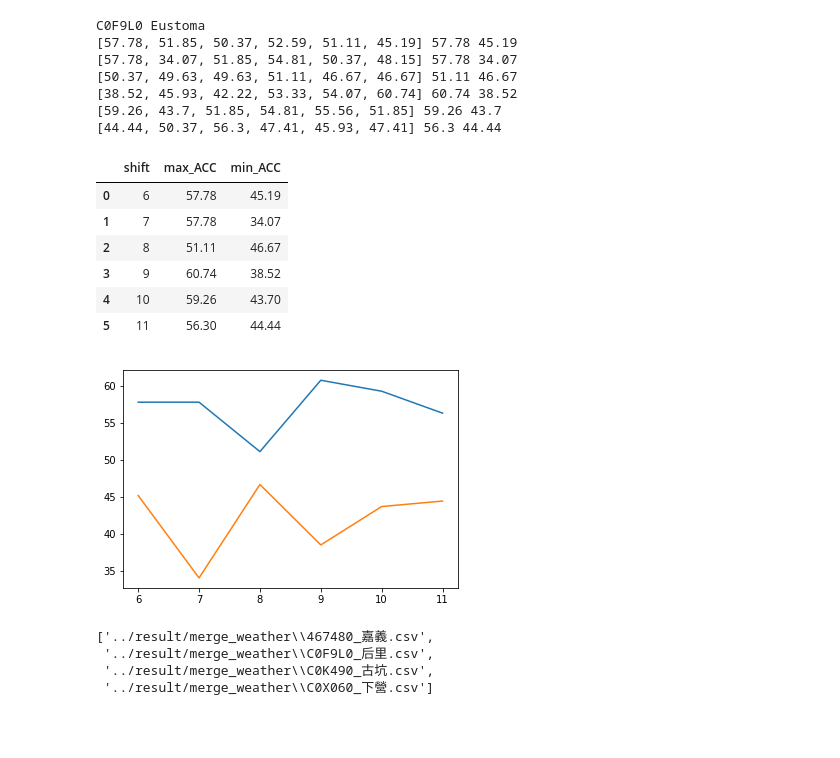
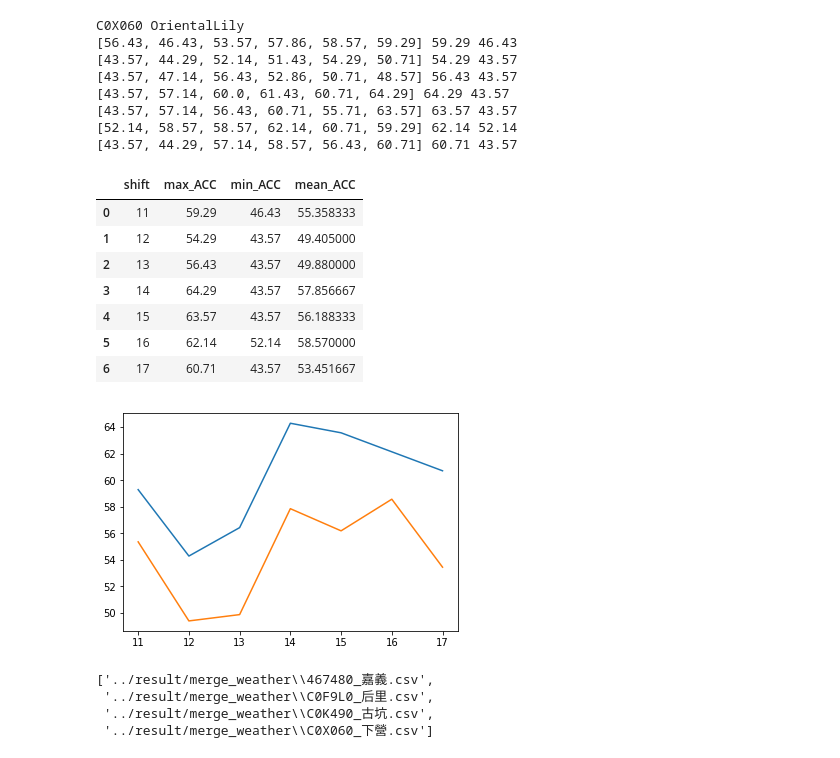
Before and after one commit to dogppatrick/python, a Jupyter notebook: cb105g4/stats_weather_price/001_class_price_pre.ipynb, the cells around one changed output. Cells and saved outputs as stored; diff of their text form; code cells hidden in the pictures; blank space fills up the shorter version.

Commit message:
Merge branch 'master' of https://github.com/dogppatrick/python
# Conflicts:
#	cb105g4/stats_weather_price/001_class_price_pre.ipynb

```diff
--- a/cb105g4/stats_weather_price/001_class_price_pre.ipynb
+++ b/cb105g4/stats_weather_price/001_class_price_pre.ipynb
@@ -262,66 +262,69 @@ class fp_pre:
 import matplotlib.pyplot as plt
 w_list= glob.glob("../result/merge_weather/*.csv")
 p_list = glob.glob("../result/flower_price_byweek/*")
-select_t = [(0,0),(1,1),(1,2),(4,3),(4,4)]
+select_t = [(0,0),(1,1),(1,2),(3,3),(3,4)]
 # 修改 select_t 可以拿不同測站 vs花花朵
-st, flower = select_t[4]
+st, flower = select_t[3]
 fn_weather = w_list[st]
 fn_price = p_list[flower]
 print(fn_weather.split("\\")[-1].split("_")[0], p_list[flower].split("\\")[-1].split("_")[0])
 # fn_price = p_list[3]
 weather_cf = []
 # print(fn_price)
-for shift in range(2,20):
+for shift in range(11,18):
 #     fn_weather =w_list[3]
 #     print(fn_weather.split("\\")[-1].split("_")[0], fn_price.split("\\")[-1].split("_")[0])
     # bullid class 讀取檔案
     fp = fp_pre(fn_weather, fn_price)
     # 花價格 + 天氣 + 節日後刪除資料
     drop_c = ["year","w_avg", "w_sale", "date", "y_w", "price_diff"]
 #     drop_c = ["year", "w_sale", "date", "y_w"]
     # 目前轉成 one-hot encoding 的資料
     d_t_dummy = ["market", "week"]
     # 設定數字 (總共要取幾天的資料,挑過幾天( 8 則跳兩週)
-    fp.all_prep(shift,1,d_t_dummy)
+    fp.all_prep(shift,15,d_t_dummy)
     fp.drop_x_data(drop_c)
     # 設定結果 y pct_change 切分點 [-0.1 ,0, 0.1] 則切成 [-0.1以下, -0.1 ~ 0,0 ~ 0.1, 0.1 以上]
     fp.y_to_class([0])
 #     print(fp.y_freq)
 #     print("if choice most, p = ",round(max(fp.y_freq[0])/sum(fp.y_freq[0])*100,2))
     fp.split_data(2018)
     epochs = 2
     # for dinp in range(2,10):
     #     print(dinp, end="\t")
     dinp = 10
     fp.model_build(dinp, epochs)
     acc = []
     for run_times in range(6):
     #         print(epochs, end="\t")
         acc.append(fp.model_test(epochs))
     print(acc, max(acc), min(acc))
-    weather_cf.append([shift,max(acc), min(acc)], np.array(acc).mean())
+    weather_cf.append([shift,max(acc), min(acc), np.array(acc).mean()])
 
 
 df = pd.DataFrame(weather_cf, columns=["shift", "max_ACC", "min_ACC", "mean_ACC"])
 plt.plot(df["shift"], df["max_ACC"])
-plt.plot(df["shift"], df["min_ACC"])
-pd.DataFrame(weather_cf, columns=["shift", "max_ACC", "min_ACC"])
+plt.plot(df["shift"], df["mean_ACC"])
+# plt.plot(df["shift"])
+pd.DataFrame(weather_cf, columns=["shift", "max_ACC", "min_ACC", "mean_ACC"])
 # %% [output]
-C0F9L0 Eustoma
-[57.78, 51.85, 50.37, 52.59, 51.11, 45.19] 57.78 45.19
-[57.78, 34.07, 51.85, 54.81, 50.37, 48.15] 57.78 34.07
-[50.37, 49.63, 49.63, 51.11, 46.67, 46.67] 51.11 46.67
-[38.52, 45.93, 42.22, 53.33, 54.07, 60.74] 60.74 38.52
-[59.26, 43.7, 51.85, 54.81, 55.56, 51.85] 59.26 43.7
-[44.44, 50.37, 56.3, 47.41, 45.93, 47.41] 56.3 44.44
+C0X060 OrientalLily
+[56.43, 46.43, 53.57, 57.86, 58.57, 59.29] 59.29 46.43
+[43.57, 44.29, 52.14, 51.43, 54.29, 50.71] 54.29 43.57
+[43.57, 47.14, 56.43, 52.86, 50.71, 48.57] 56.43 43.57
+[43.57, 57.14, 60.0, 61.43, 60.71, 64.29] 64.29 43.57
+[43.57, 57.14, 56.43, 60.71, 55.71, 63.57] 63.57 43.57
+[52.14, 58.57, 58.57, 62.14, 60.71, 59.29] 62.14 52.14
+[43.57, 44.29, 57.14, 58.57, 56.43, 60.71] 60.71 43.57
-|  | shift | max_ACC | min_ACC |
-| 0 | 6 | 57.78 | 45.19 |
-| 1 | 7 | 57.78 | 34.07 |
-| 2 | 8 | 51.11 | 46.67 |
-| 3 | 9 | 60.74 | 38.52 |
-| 4 | 10 | 59.26 | 43.70 |
-| 5 | 11 | 56.30 | 44.44 |
+|  | shift | max_ACC | min_ACC | mean_ACC |
+| 0 | 11 | 59.29 | 46.43 | 55.358333 |
+| 1 | 12 | 54.29 | 43.57 | 49.405000 |
+| 2 | 13 | 56.43 | 43.57 | 49.880000 |
+| 3 | 14 | 64.29 | 43.57 | 57.856667 |
+| 4 | 15 | 63.57 | 43.57 | 56.188333 |
+| 5 | 16 | 62.14 | 52.14 | 58.570000 |
+| 6 | 17 | 60.71 | 43.57 | 53.451667 |
-[figure, old version]
+[figure, new version]
 # %%
 # 花名 測站名稱 shift (參數,預測週(1,8,15), 準確率範圍)
 # Anthurium 467480     shift:(14,1,55~63%), (27,8,46~65%) (19,15,55~72%)
```
Also changed, not shown: parts of 2 cells of this notebook.
